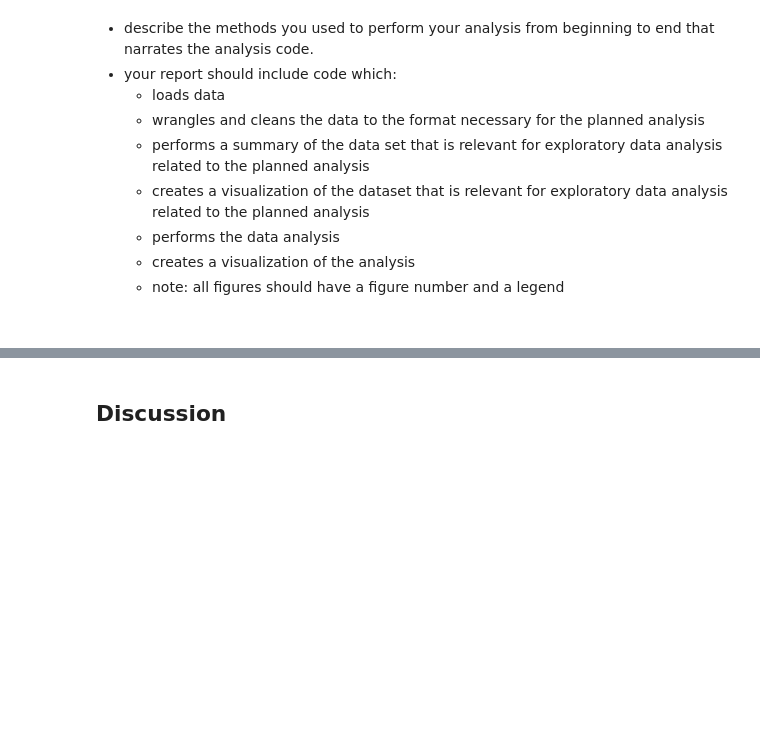
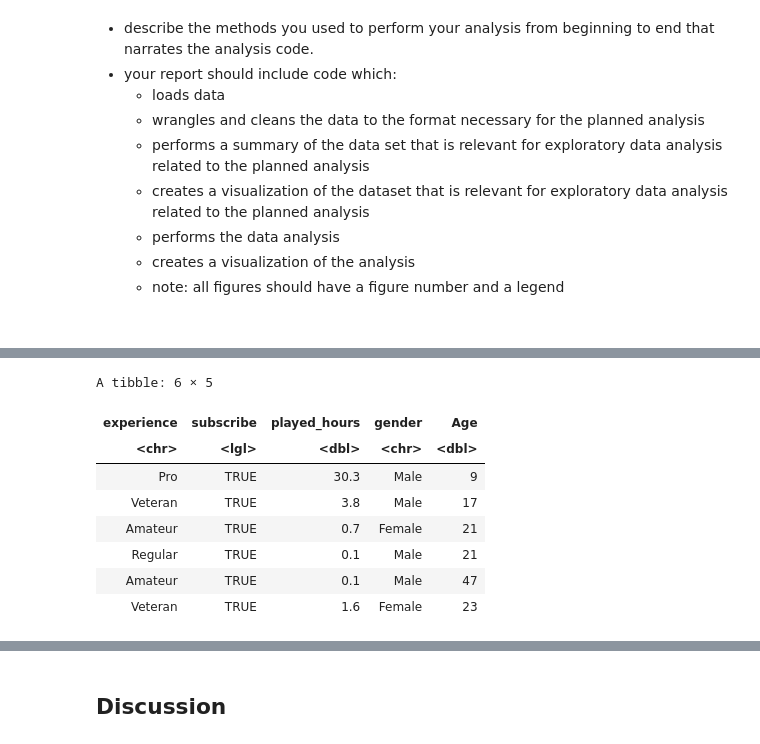
Before and after one commit to wandereryiu/dsci-100-2025W1-group-38, a Jupyter notebook: dsci_100_project_report_group_38.ipynb, the cells around one changed output, grey strips where cells are left out. Saved outputs shown, nothing was run; the diff lists cells and outputs as text; code cells hidden in the pictures; blank space fills up the shorter version.

```diff
--- a/dsci_100_project_report_group_38.ipynb
+++ b/dsci_100_project_report_group_38.ipynb
@@ -50,0 +72,19 @@ A classification model applying the k-nearest neighbours (kNN) will be used toi
+# %%
+# Filter out unwanted data
+
+players_filtered <- players_data |>
+    filter(played_hours != 0.0,
+           !is.na(Age)) |>
+    select(-hashedEmail, -name)
+
+head(players_filtered)
+# %% [output]
+A tibble: 6 × 5
+| experience | subscribe | played_hours | gender | Age |
+| <chr> | <lgl> | <dbl> | <chr> | <dbl> |
+| Pro | TRUE | 30.3 | Male | 9 |
+| Veteran | TRUE | 3.8 | Male | 17 |
+| Amateur | TRUE | 0.7 | Female | 21 |
+| Regular | TRUE | 0.1 | Male | 21 |
+| Amateur | TRUE | 0.1 | Male | 47 |
+| Veteran | TRUE | 1.6 | Female | 23 |
```
Also changed, not shown: parts of 10 cells of this notebook.
